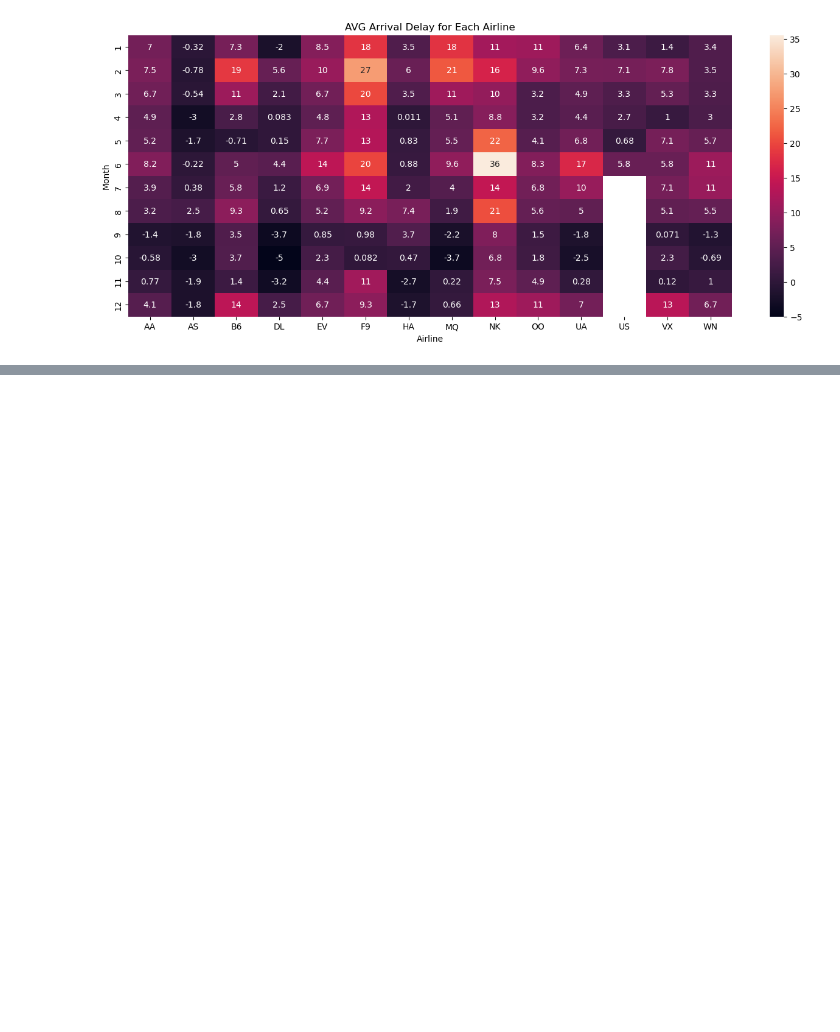
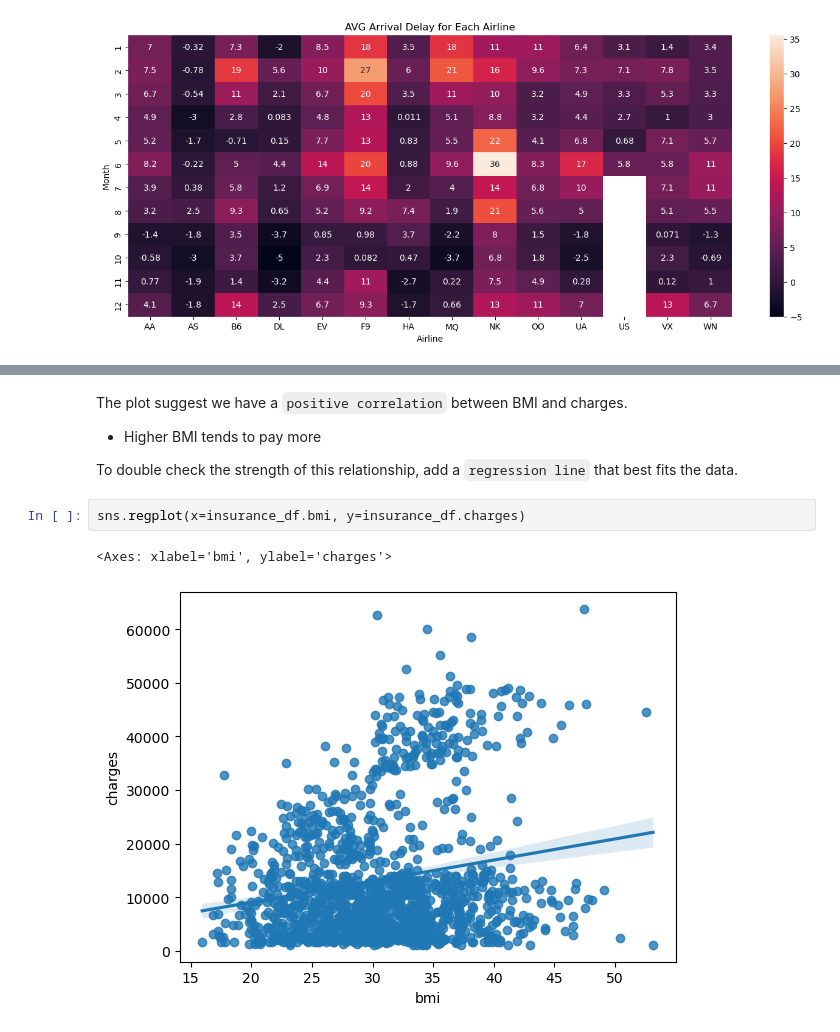
Before and after one commit to CS4580/my-notes-TJEgbert, a Jupyter notebook: module6/notes.ipynb, the cells around one changed output, grey strips where cells are left out. Saved outputs shown, nothing was run; the diff lists cells and outputs as text; blank space fills up the shorter version.

```diff
--- a/module6/notes.ipynb
+++ b/module6/notes.ipynb
@@ -184,0 +220,10 @@ Text(0.5, 36.72222222222221, 'Airline')
+# %% [markdown]
+The plot suggest we have a `positive correlation` between BMI and charges.
+- Higher BMI tends to pay more
+
+To double check the strength of this relationship, add a `regression line` that best fits the data.
+# %%
+sns.regplot(x=insurance_df.bmi, y=insurance_df.charges)
+# %% [output]
+<Axes: xlabel='bmi', ylabel='charges'>
+[figure, added]
```
Also changed, not shown: parts of 9 cells of this notebook, 1 other file.
